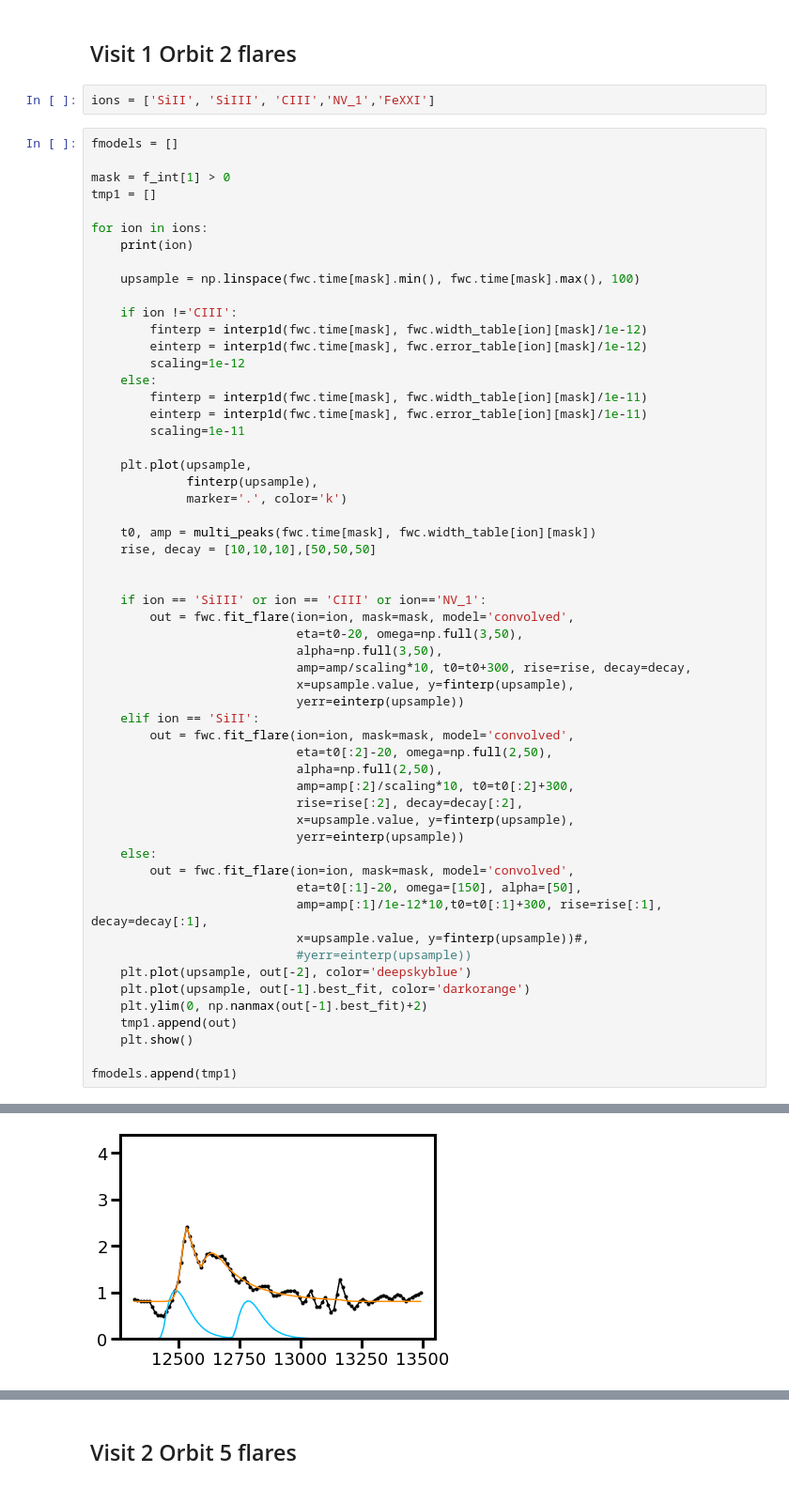
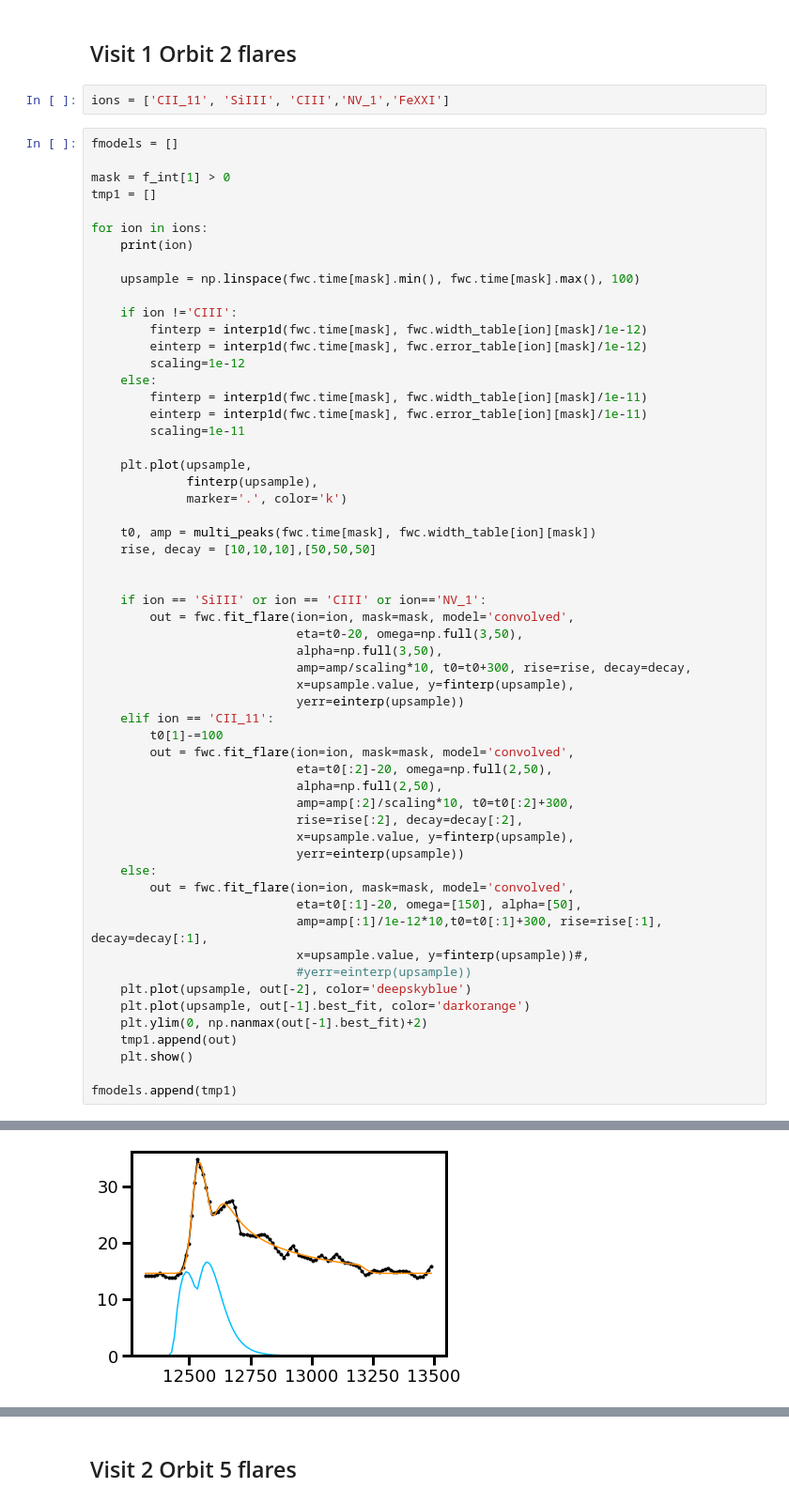
Before and after one commit to afeinstein20/cos_flares, a Jupyter notebook: notebooks/flare_analysis.ipynb, the cells around one changed output, grey strips where cells are left out. Shown at 94% size. Saved outputs shown, nothing was run; the diff lists cells and outputs as text.

```diff
--- a/notebooks/flare_analysis.ipynb
+++ b/notebooks/flare_analysis.ipynb
@@ -588,7 +585,7 @@ for j in [1,3,-4,-3,-1]:
 # %% [markdown]
 ## Visit 1 Orbit 2 flares
 # %%
-ions = ['SiII', 'SiIII', 'CIII','NV_1','FeXXI']
+ions = ['CII_11', 'SiIII', 'CIII','NV_1','FeXXI']
 # %%
 fmodels = []
 
@@ -624,7 +621,8 @@ for ion in ions:
                             amp=amp/scaling*10, t0=t0+300, rise=rise, decay=decay,
                             x=upsample.value, y=finterp(upsample),
                             yerr=einterp(upsample))
-    elif ion == 'SiII':
+    elif ion == 'CII_11':
+        t0[1]-=100
         out = fwc.fit_flare(ion=ion, mask=mask, model='convolved',
                             eta=t0[:2]-20, omega=np.full(2,50),
                             alpha=np.full(2,50),
@@ -650,4 +648,4 @@ SiII
-[figure, old version]
+[figure, new version]
 SiIII
 [figure]
 CIII
```
Also changed, not shown: parts of 16 cells of this notebook, 2 other files.
